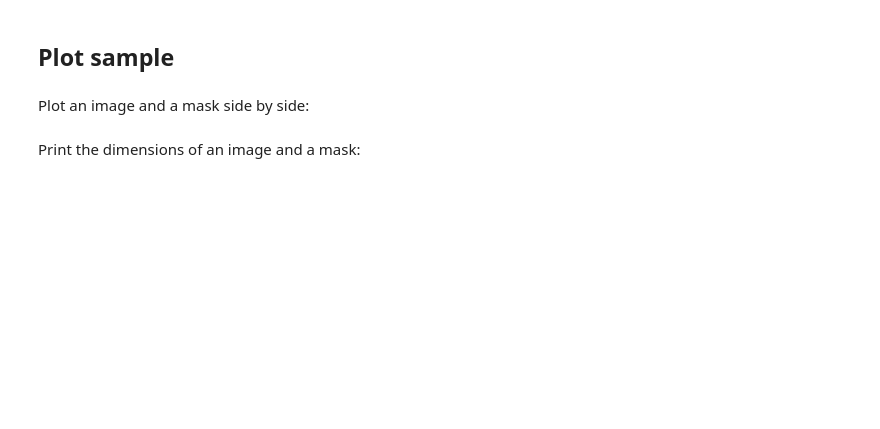
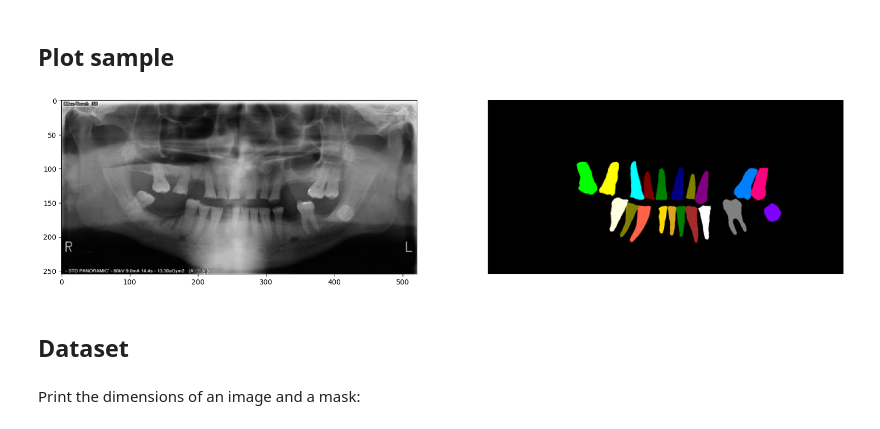
Before and after one commit to aaronespasa/background-segmentation, a Jupyter notebook: insights/data.ipynb, the cells around one changed output. Cells and saved outputs as stored; diff of their text form; code cells hidden in the pictures; blank space fills up the shorter version.

Commit message:
[UP] Fitting the dataset to the teeth dataset

```diff
--- a/insights/data.ipynb
+++ b/insights/data.ipynb
@@ -3,9 +29,14 @@ DEVICE = torch.device("cuda" if torch.cuda.is_available() else "cpu")
 # %% [markdown]
 ## Plot sample
 # %%
-image, mask, image_input, mask_input = get_sample("1", validation=False, device=DEVICE, go_parent_folder=True)
+image, mask, image_input, mask_input = get_sample("1", validation=False, device=DEVICE, go_parent_folder=True, width=521, height=255)
 # %%
-fig, ax = plt.subplots(1, 2)
-ax[0].imshow(image[0], cmap="gray")
-ax[1].imshow(mask[0])
+fig = plt.figure(figsize=(20, 10))
+ax = fig.subplots(1, 2)
+ax[0].imshow(image, cmap="gray")
+plt.axis("off")
+ax[1].imshow(mask)
+plt.axis("off")
 plt.show()
+# %% [output]
+[figure, added]
@@ -30,2 +42,0 @@ print(f"Mask shape: {mask.shape}")
-# %% [markdown]
-Plot an image and a mask side by side:
@@ -37,3 +43,5 @@ plt.show()
+# %% [markdown]
+## Dataset
 # %% [markdown]
 Print the dimensions of an image and a mask:
 # %%
```
Also changed, not shown: parts of 9 cells of this notebook, 2 other files.
